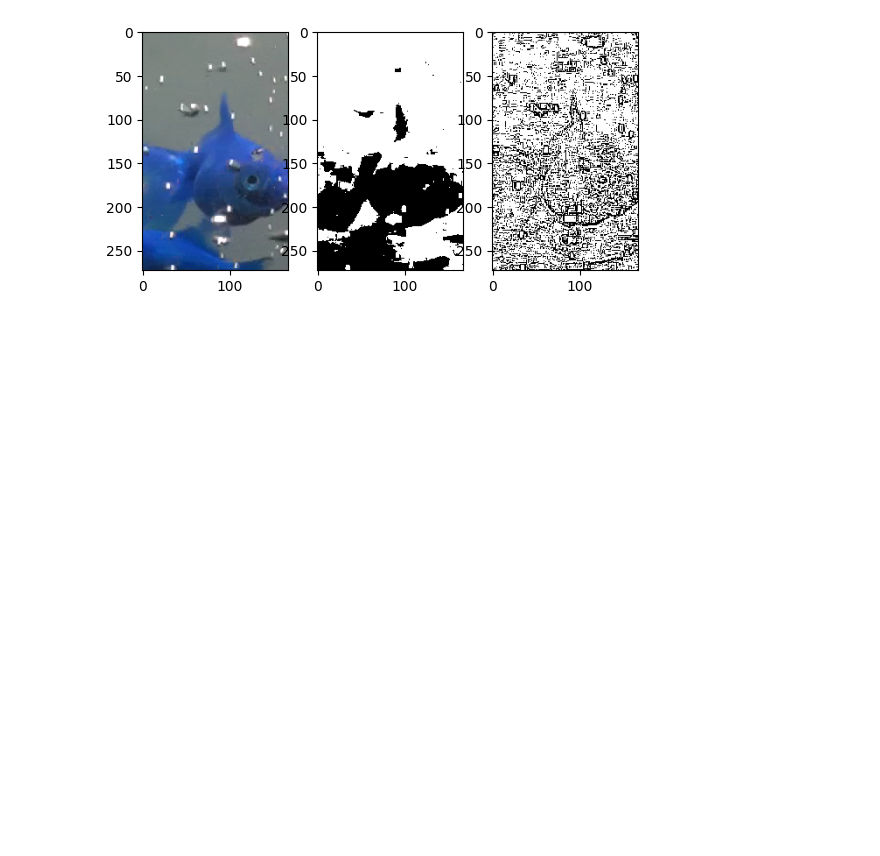
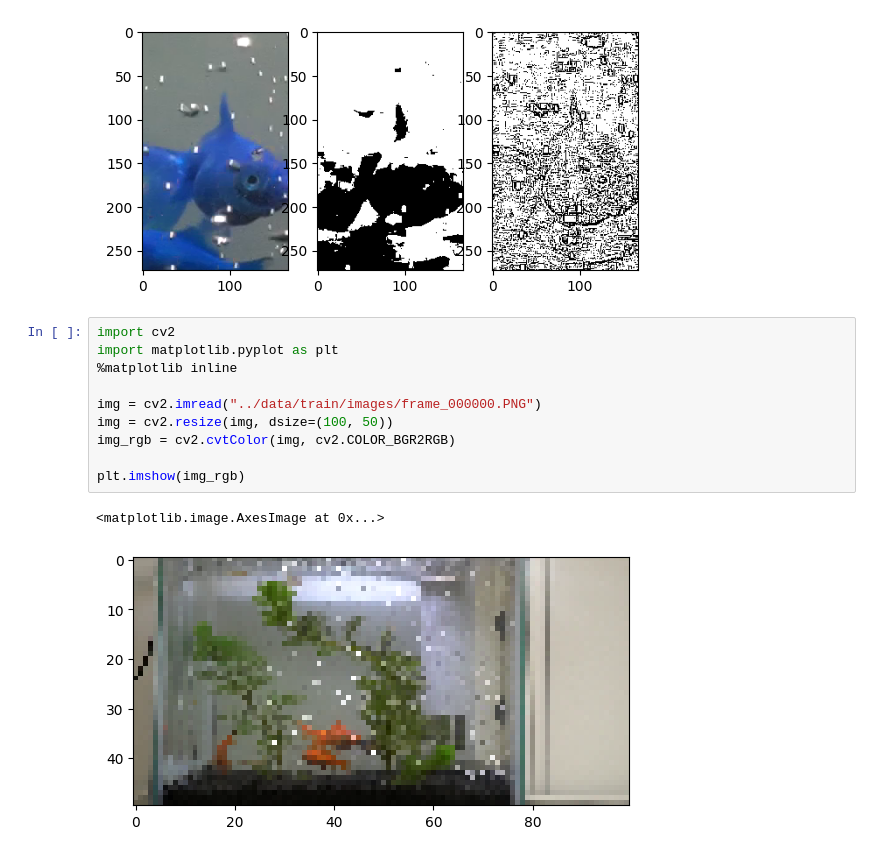
Before and after one commit to Pragyanstha/SummerCamp2022, a Jupyter notebook: notebooks/simple_tracking.ipynb, the cells around one changed output. Drawn from its saved outputs; the diff is of its cells as text; blank space fills up the shorter version.

```diff
--- a/notebooks/simple_tracking.ipynb
+++ b/notebooks/simple_tracking.ipynb
@@ -276,3 +276,16 @@ plt.show()
 # %% [output]
 load checkpoint from local path: ../weights/latest.pth
 [figure]
+# %%
+import cv2
+import matplotlib.pyplot as plt
+%matplotlib inline
+
+img = cv2.imread("../data/train/images/frame_000000.PNG")
+img = cv2.resize(img, dsize=(100, 50))
+img_rgb = cv2.cvtColor(img, cv2.COLOR_BGR2RGB)
+
+plt.imshow(img_rgb)
+# %% [output]
+<matplotlib.image.AxesImage at 0x...>
+[figure, added]
```
Also changed, not shown: parts of 21 cells of this notebook.
